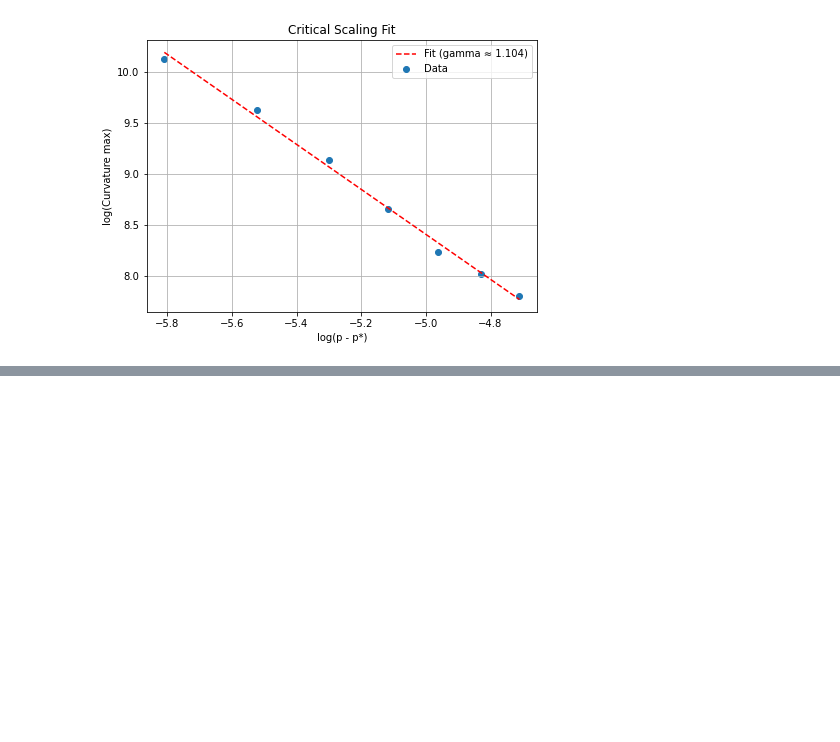
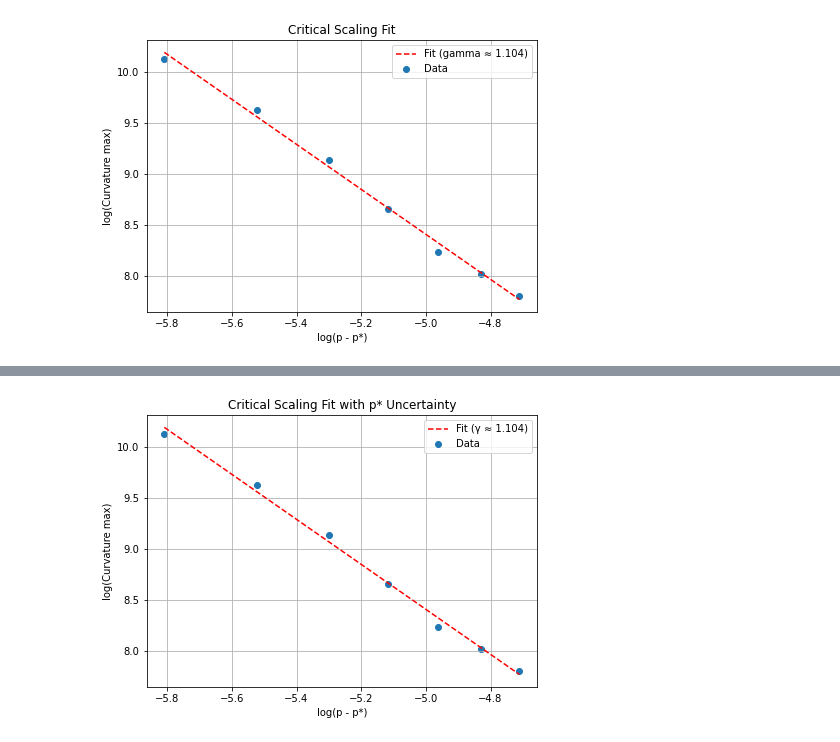
Before and after one commit to Ashix122/BSMS_thesis, a Jupyter notebook: notebooks/scaling.ipynb, the cells around one changed output, grey strips where cells are left out. Cells and saved outputs as stored; diff of their text form; code cells hidden in the pictures; blank space fills up the shorter version.

```diff
--- a/notebooks/scaling.ipynb
+++ b/notebooks/scaling.ipynb
@@ -71,3 +71,99 @@ plt.show()
 Slope = -2.208997174262018
 Gamma = 1.104498587131009
 [figure]
+# %%
+import numpy as np
+import matplotlib.pyplot as plt
+
+# ---------------------------
+# INPUT DATA
+# ---------------------------
+curvature = np.array([
+    2429.599863,
+    3018.903167,
+    3762.686009,
+    5745.299868,
+    9287.641128,
+    15188.59489,
+    24935.63771
+])
+
+p_minus_pstar = np.array([
+    0.009,
+    0.008,
+    0.007,
+    0.006,
+    0.005,
+    0.004,
+    0.003
+])
+
+pstar = 4.110
+dpstar = 0.003
+
+# reconstruct p
+p = pstar + p_minus_pstar
+
+# ---------------------------
+# FUNCTION TO COMPUTE GAMMA
+# ---------------------------
+def compute_gamma(pstar_val):
+    delta = p - pstar_val
+
+    # 👇 keep only valid points
+    mask = delta > 0
+
+    x = np.log(delta[mask])
+    y = np.log(curvature[mask])
+
+    # safety check
+    if len(x) < 2:
+        return np.nan, None, None, None, None
+
+    slope, intercept = np.polyfit(x, y, 1)
+    gamma = -slope / 2
+
+    return gamma, slope, intercept, x, y
+
+# ---------------------------
+# CENTRAL VALUE
+# ---------------------------
+gamma_c, slope_c, intercept_c, log_x, log_y = compute_gamma(pstar)
+
+# ---------------------------
+# ERROR FROM p*
+# ---------------------------
+gamma_plus, _, _, _, _ = compute_gamma(pstar + dpstar)
+gamma_minus, _, _, _, _ = compute_gamma(pstar - dpstar)
+
+# remove nan cases safely
+valid_gammas = [g for g in [gamma_plus, gamma_minus] if not np.isnan(g)]
+
+gamma_err = max([abs(g - gamma_c) for g in valid_gammas])
+
+print("===== RESULTS =====")
+print(f"Gamma = {gamma_c:.5f} ± {gamma_err:.5f}")
+print(f"(from p* uncertainty ± {dpstar})")
+
+# ---------------------------
+# FIT LINE (central)
+# ---------------------------
+x_fit = np.linspace(min(log_x), max(log_x), 100)
+y_fit = slope_c * x_fit + intercept_c
+
+# ---------------------------
+# PLOT
+# ---------------------------
+plt.figure(figsize=(7,5))
+
+plt.scatter(log_x, log_y, label="Data")
+plt.plot(x_fit, y_fit, 'r--', label=f"Fit (γ ≈ {gamma_c:.3f})")
+
+plt.xlabel("log(p - p*)")
+plt.ylabel("log(Curvature max)")
+plt.title("Critical Scaling Fit with p* Uncertainty")
+plt.legend()
+plt.grid()
+
+plt.show()
+# %% [output]
@@ -73,0 +173 @@ Gamma = 1.104498587131009
+[figure, added]
```
Also changed, not shown: parts of 4 cells of this notebook, 1 other file.
